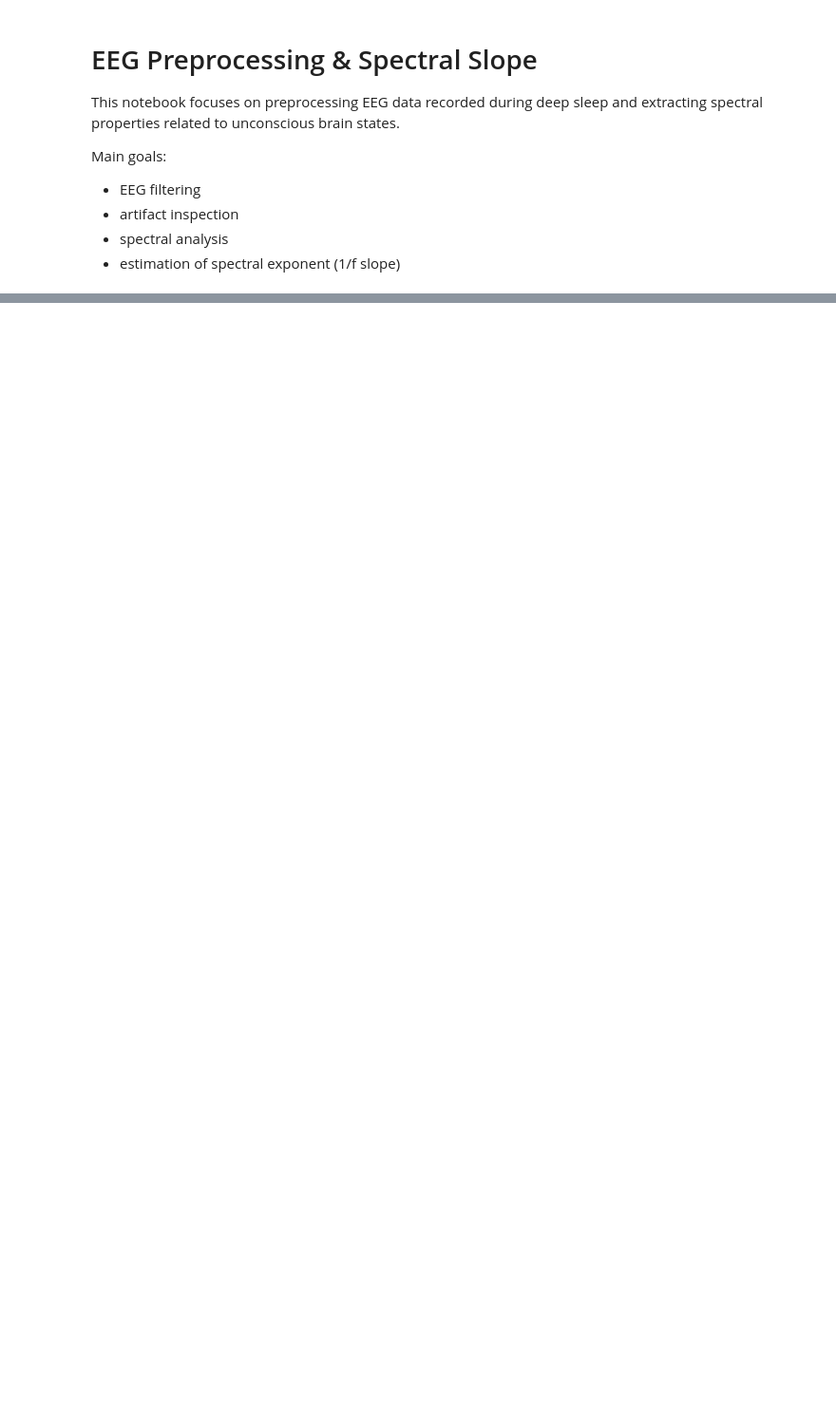
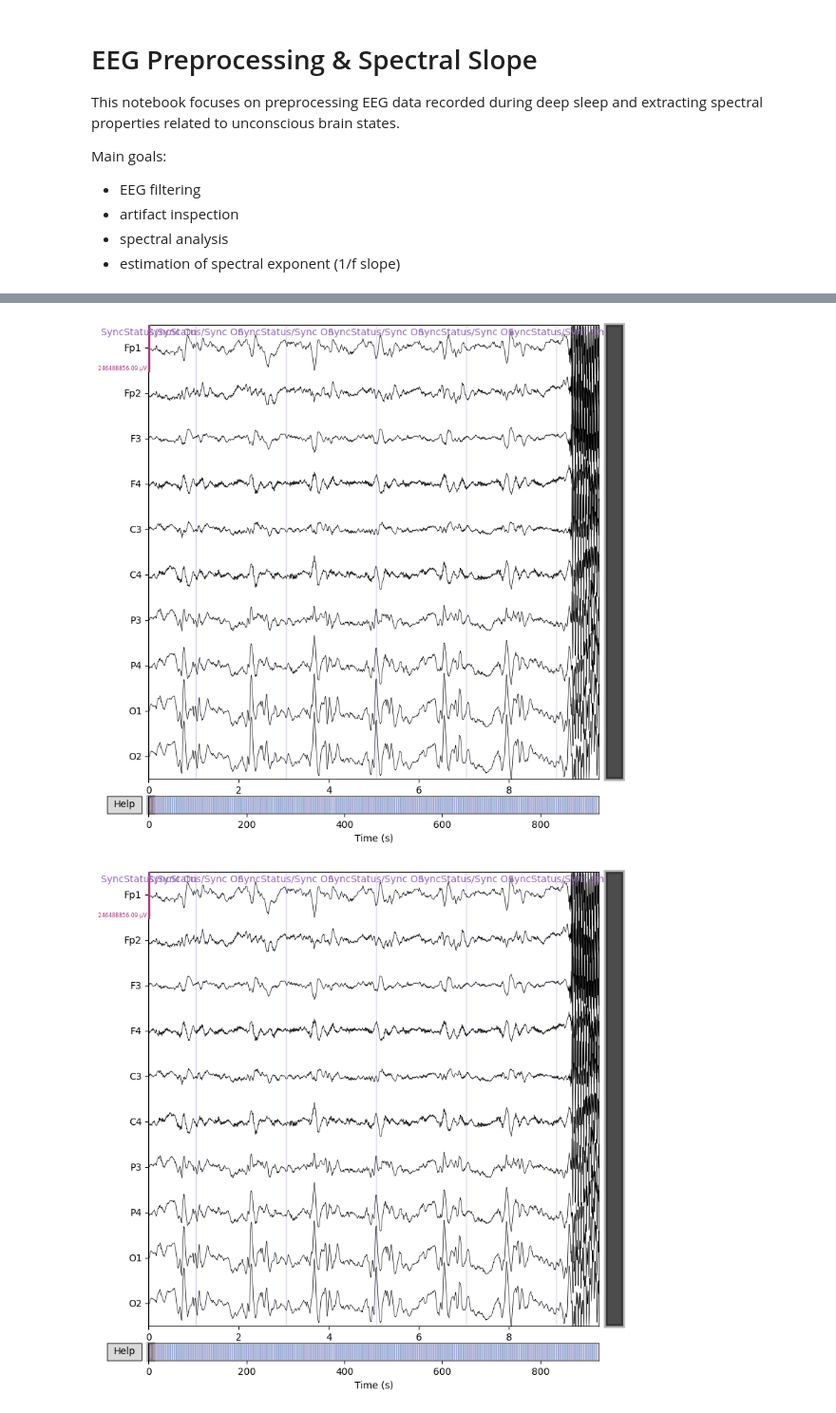
Before and after one commit to helgathrone/different-paths-to-unresponsiveness, a Jupyter notebook: notebooks/02_eeg_preprocessing.ipynb, the cells around one changed output, grey strips where cells are left out. Shown at 95% size. Drawn from its saved outputs; the diff is of its cells as text; code cells hidden in the pictures; blank space fills up the shorter version.

```diff
--- a/notebooks/02_eeg_preprocessing.ipynb
+++ b/notebooks/02_eeg_preprocessing.ipynb
@@ -17,7 +17,7 @@ import matplotlib.pyplot as plt
 from scipy.optimize import curve_fit
 # %%
 raw = mne.io.read_raw_brainvision(
-    "../data/raw/sleep_data/sub_23/eeg/sub-23_task-sleep_run-3_eeg.vhdr",
+    "data/raw/sleep_data/sub_23/eeg/sub-23_task-sleep_run-3_eeg.vhdr",
     preload=True
 )
 # %% [output]
@@ -25,0 +46,4 @@ FileNotFoundError: [Errno 2] No such file or directory: 'C:\\Users\\Lenovo\\Desk
+# %%
+raw.set_channel_types(
+    {ch: "eeg" for ch in raw.ch_names}
+)
@@ -25,0 +74,5 @@ FileNotFoundError: [Errno 2] No such file or directory: 'C:\\Users\\Lenovo\\Desk
+# %%
+filtered = raw.copy().filter(
+    l_freq=0.5,
+    h_freq=45
+)
@@ -25,0 +93,17 @@ FileNotFoundError: [Errno 2] No such file or directory: 'C:\\Users\\Lenovo\\Desk
+# %%
+real_eeg = [
+    "Fp1", "Fp2",
+    "F3", "F4",
+    "C3", "C4",
+    "P3", "P4",
+    "O1", "O2"
+]
+
+filtered.plot(
+    picks=real_eeg,
+    duration=10,
+    scalings='auto'
+)
+# %% [output]
+[figure, added]
+[figure, added]
```
Also changed, not shown: parts of 13 cells of this notebook.
